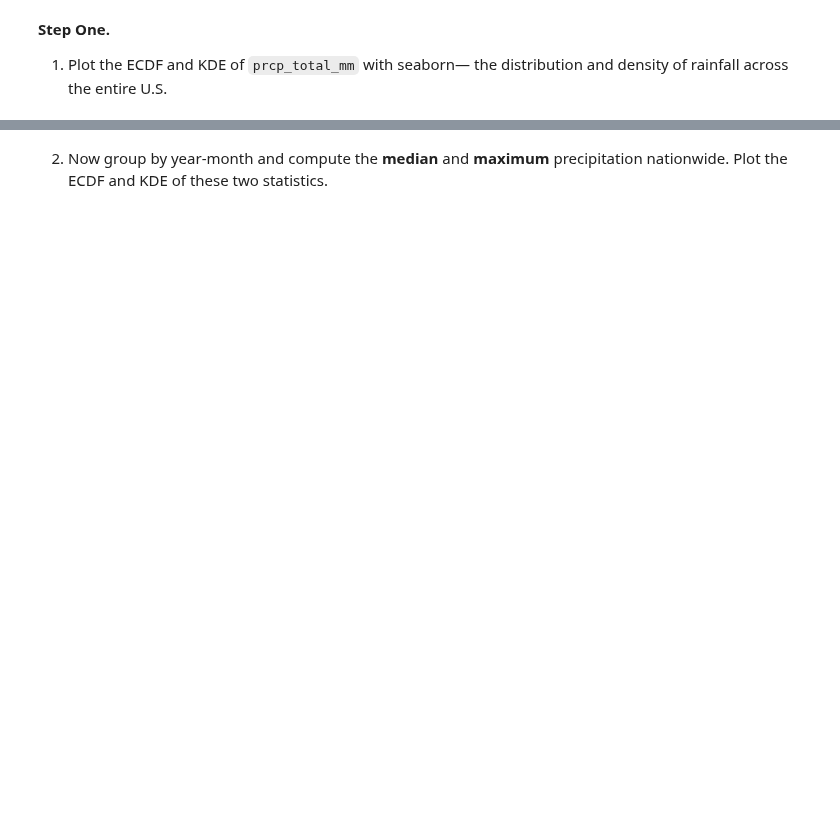
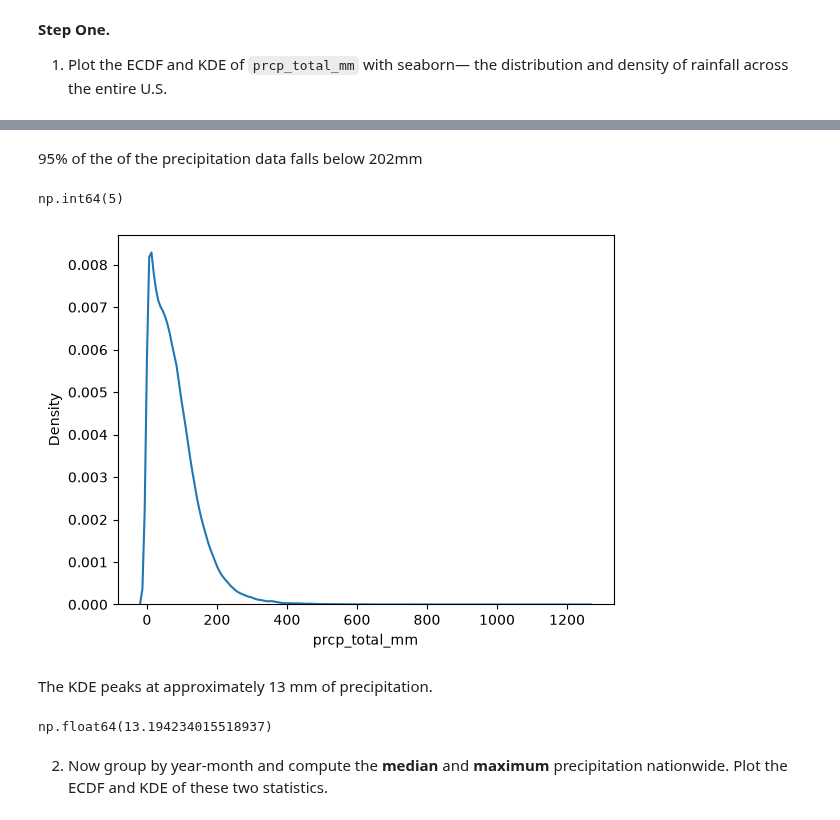
Before and after one commit to Rhatek/UU_F26_templates, a Jupyter notebook: Week05/Thursday_Lab/lab_05.ipynb, the cells around one changed output, grey strips where cells are left out. Drawn from its saved outputs; the diff is of its cells as text; code cells hidden in the pictures; blank space fills up the shorter version.

```diff
--- a/Week05/Thursday_Lab/lab_05.ipynb
+++ b/Week05/Thursday_Lab/lab_05.ipynb
@@ -98,0 +150,18 @@ df.head()
+# %% [markdown]
+95% of the of the precipitation data falls below 202mm
+# %%
+ax = sns.kdeplot(data=df, x='prcp_total_mm')
+
+x = ax.lines[0].get_xdata()
+y = ax.lines[0].get_ydata()
+
+np.argmax(y)
+# %% [output]
+np.int64(5)
+[figure, added]
+# %% [markdown]
+The KDE peaks at approximately 13 mm of precipitation.
+# %%
+x[5]
+# %% [output]
+np.float64(13.194234015518937)
```
Also changed, not shown: parts of 31 cells of this notebook, 1 other file.
